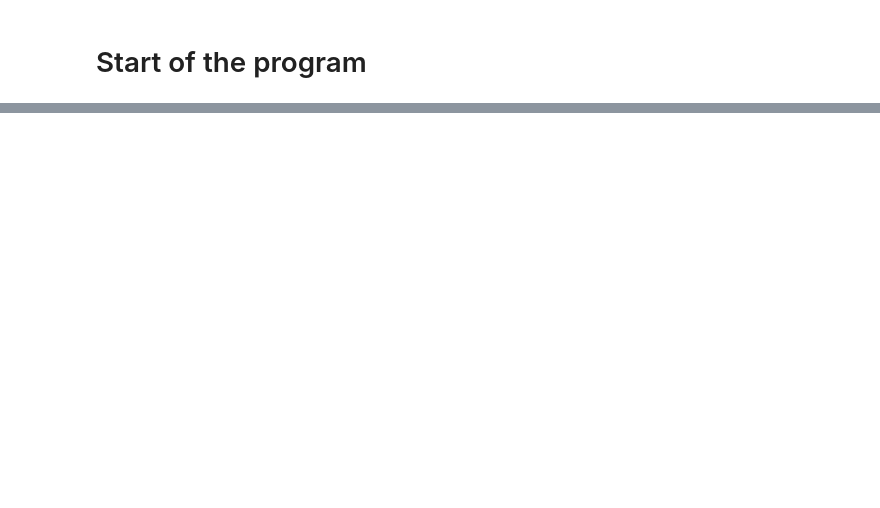
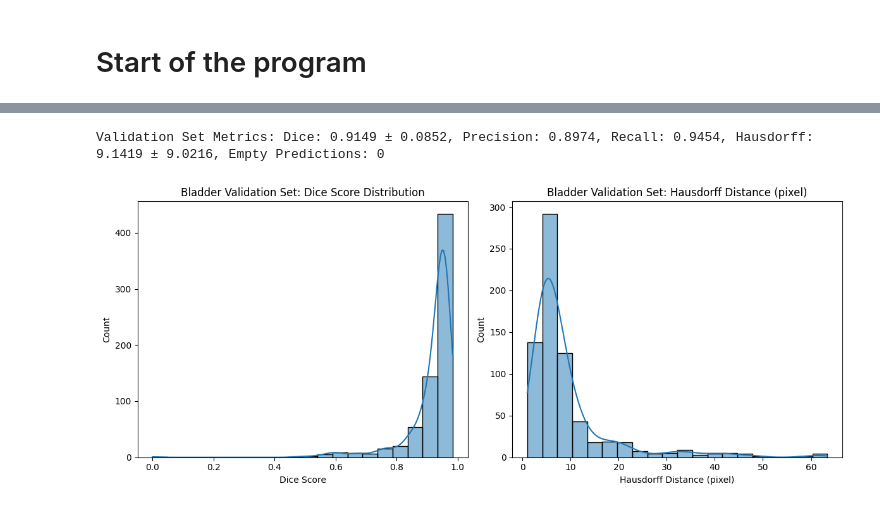
Before and after one commit to peterrhone/dicom_sqlite, a Jupyter notebook: data_prep_and_training_bladder.ipynb, the cells around one changed output, grey strips where cells are left out. Drawn from its saved outputs; the diff is of its cells as text; code cells hidden in the pictures; blank space fills up the shorter version.

```diff
--- a/data_prep_and_training_bladder.ipynb
+++ b/data_prep_and_training_bladder.ipynb
@@ -586,0 +491,7 @@ To Do
+# %%
+# additional check for zero masks
+zero_mask_count = augmented_train_df['masks'].apply(lambda x: np.sum(x) == 0).sum()
+print(f'Number of zero masks in augmented training set: {zero_mask_count}')
+# and remove them
+augmented_train_df = augmented_train_df[augmented_train_df['masks'].apply(lambda x: np.sum(x) > 0)]
+print(f'Training set size after removing zero masks: {len(augmented_train_df)}')
@@ -586,0 +934,71 @@ To Do
+# %%
+# Evaluate Validation Set
+val_df = val_df.reset_index(drop=True)
+val_dataset = ImageDataset(val_df['images'], val_df['masks'])
+val_loader = DataLoader(val_dataset, batch_size=1, shuffle=False, pin_memory=True)
+dice_scores_val = []
+precisions_val = []
+recalls_val = []
+hausdorff_scores_val = []
+empty_pred_count_val = 0
+pat_ids_val = val_df['pat_id'].values
+val_masks_pred_binary = []
+
+device = torch.device('cuda' if torch.cuda.is_available() else 'cpu')
+final_model.eval()
+with torch.no_grad():
+    for i, (images, masks) in enumerate(val_loader):
+        images, masks = images.to(device), masks.to(device)
+        outputs = torch.sigmoid(final_model(images))
+        pred_binary = (outputs > 0.5).float()
+        val_masks_pred_binary.append(pred_binary.cpu().numpy())
+        dice = dice_coefficient(outputs, masks).item()
+        precision, recall = precision_recall(outputs, masks)
+        hausdorff = hausdorff_distance(outputs, masks) if torch.any(outputs > 0.5) else np.nan
+        if not torch.any(outputs > 0.5):
+            print(f"Empty prediction for sample {i}, pat_id: {pat_ids_val[i]}")
+            empty_pred_count_val += 1
+        dice_scores_val.append(dice)
+        precisions_val.append(precision)
+        recalls_val.append(recall)
+        hausdorff_scores_val.append(hausdorff)
+
+val_masks_pred_binary = np.array(val_masks_pred_binary)
+print(f"Validation Set Metrics: Dice: {np.mean(dice_scores_val):.4f} ± {np.std(dice_scores_val):.4f}, "
+      f"Precision: {np.mean(precisions_val):.4f}, Recall: {np.mean(recalls_val):.4f}, "
+      f"Hausdorff: {np.nanmean(hausdorff_scores_val):.4f} ± {np.nanstd(hausdorff_scores_val):.4f}, "
+      f"Empty Predictions: {empty_pred_count_val}")
+
+# Save validation metrics
+val_results_summary = {
+    'mean_dice': np.mean(dice_scores_val),
+    'std_dice': np.std(dice_scores_val),
+    'mean_precision': np.mean(precisions_val),
+    'mean_recall': np.mean(recalls_val),
+    'mean_hausdorff': np.nanmean(hausdorff_scores_val),
+    'std_hausdorff': np.nanstd(hausdorff_scores_val),
+    'empty_pred_count': empty_pred_count_val
+}
+with open('models/val_results_bladder.pkl', 'wb') as f:
+    pickle.dump(val_results_summary, f)
+
+# Plot validation set metric distributions
+val_results = pd.DataFrame({'pat_id': pat_ids_val, 'dice': dice_scores_val, 'hausdorff': hausdorff_scores_val})
+plt.figure(figsize=(12, 5))
+plt.subplot(1, 2, 1)
+sns.histplot(val_results['dice'], bins=20, kde=True)
+plt.title('Bladder Validation Set: Dice Score Distribution')
+plt.xlabel('Dice Score')
+plt.subplot(1, 2, 2)
+sns.histplot(val_results['hausdorff'].dropna(), bins=20, kde=True)
+plt.title('Bladder Validation Set: Hausdorff Distance (pixel)')
+plt.xlabel('Hausdorff Distance (pixel)')
+plt.tight_layout()
+
+# Save to subfolder
+plt.savefig('images/bladder/val_metrics_distribution.png', bbox_inches='tight')
+# Display inline
+plt.show()
+# %% [output]
+Validation Set Metrics: Dice: 0.9149 ± 0.0852, Precision: 0.8974, Recall: 0.9454, Hausdorff: 9.1419 ± 9.0216, Empty Predictions: 0
+[figure, added]
```
Also changed, not shown: parts of 75 cells of this notebook, 13 other files.
